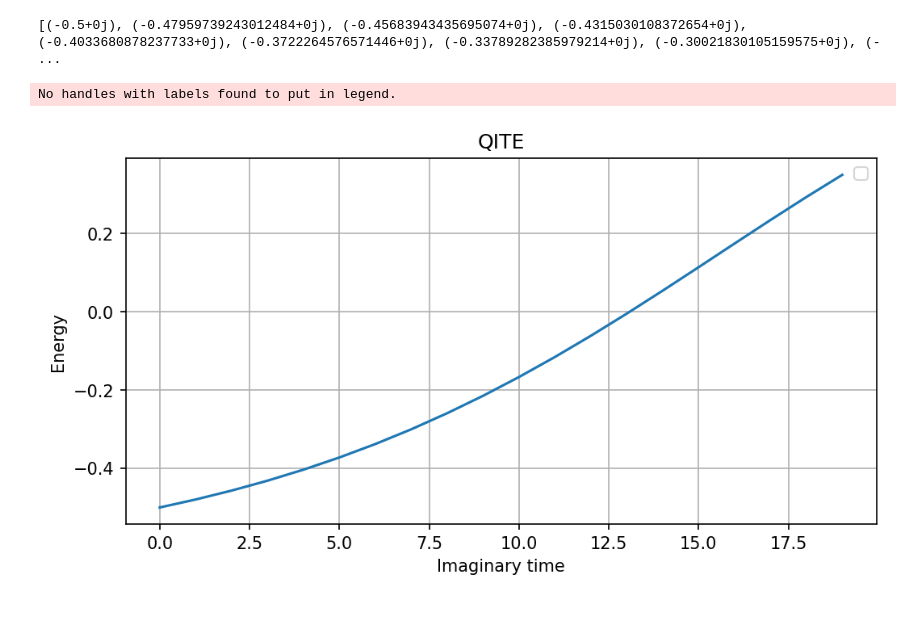
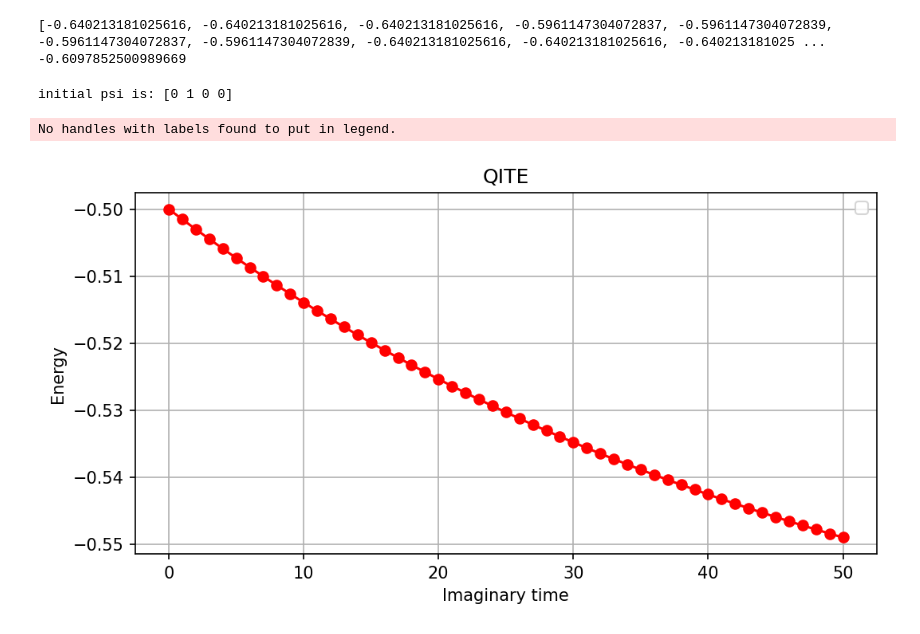
Before and after one commit to lebassman/ArQTiC, a Jupyter notebook: examples/QITE_example.ipynb, the cells around one changed output. Cells and saved outputs as stored; diff of their text form; code cells hidden in the pictures.

Commit message:
QITE examples

```diff
--- a/examples/QITE_example.ipynb
+++ b/examples/QITE_example.ipynb
@@ -7,2 +73,9 @@ import matplotlib.pyplot as plt
+# %%
+#T=100
+print(eng_array)
+print(np.mean(eng_array))
+# %% [output]
+[-0.640213181025616, -0.640213181025616, -0.640213181025616, -0.5961147304072837, -0.5961147304072839, -0.5961147304072837, -0.5961147304072839, -0.640213181025616, -0.640213181025616, -0.640213181025 ...
+-0.6097852500989669
 # %%
 #create simulation object
@@ -13,23 +86,20 @@ sim_obj = Simulation_Generator("QITE_input.txt")
 #sim_obj.connect_IBM(api_key="c2629e2a2595c888d4b84e5fc15e8756ccf2e3af6f5eb7525beaee93ce017ecb7581cf3c74c8de44a88b2a554ecc7d82be52ac9e358430de782be155e4586195")
 # %%
 #generate circuits
-qcirc, energies = make_QITE_circ(sim_obj, regularizer=0.01)
+#qcirc, energies = make_QITE_circ(sim_obj, regularizer=0.03)
+# %% [output]
+initial psi is: [0 1 0 0]
-# %%
-print(energies)
-# %% [output]
-[(-0.5+0j), (-0.47959739243012484+0j), (-0.45683943435695074+0j), (-0.4315030108372654+0j), (-0.4033680878237733+0j), (-0.3722264576571446+0j), (-0.33789282385979214+0j), (-0.30021830105159575+0j), (- ...
 # %%
-# some trouble with numpy sometimes because of imaginary part... so plot only real part of E
 plt.figure(figsize=[8,4], dpi=150)
 #plt.plot(np.arange(0,num_beta+1)*dbeta,E,'-ro',label='QITE')
-plt.plot(energies)
+plt.plot(energies,'-ro')
 #plt.axhline(y=w[0], color='k',linestyle='--',label="Ground state")
 plt.title("QITE")
 plt.xlabel("Imaginary time")
 plt.ylabel("Energy")
 plt.grid()
 plt.legend(bbox_to_anchor=(1.0,1.0))
 plt.show()
 # %% [output]
 No handles with labels found to put in legend.
-[figure, old version]
+[figure, new version]
```
Also changed, not shown: parts of 3 cells of this notebook, 4 other files.
